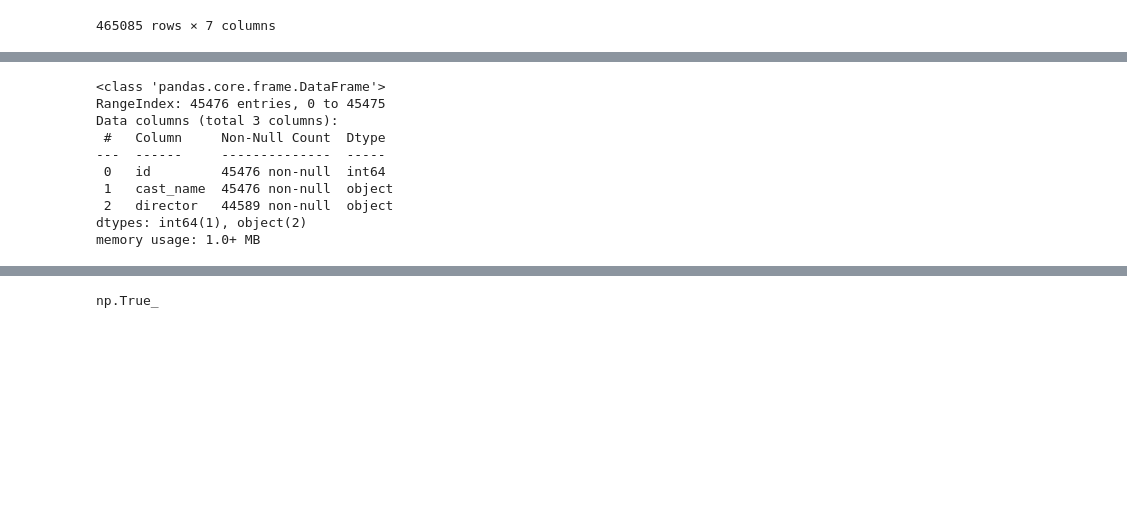
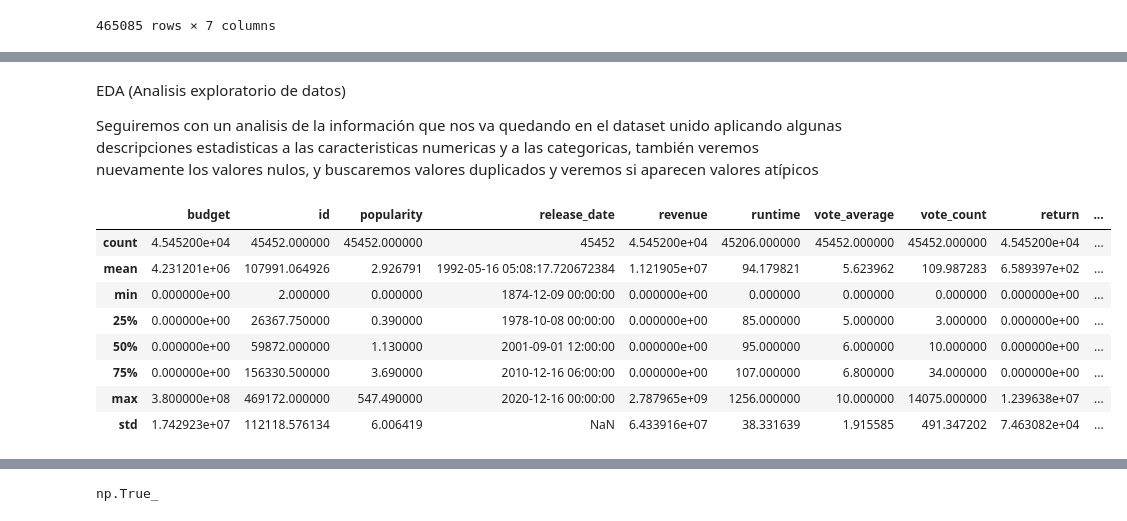
Before and after one commit to ALEJ-CAZA/Proyecto_MOVIES, a Jupyter notebook: Note_PI1_MLOps.ipynb, the cells around one changed output, grey strips where cells are left out. Saved outputs shown, nothing was run; the diff lists cells and outputs as text; code cells hidden in the pictures; blank space fills up the shorter version.

```diff
--- a/Note_PI1_MLOps.ipynb
+++ b/Note_PI1_MLOps.ipynb
@@ -316,22 +270,23 @@ data_credits.head()
-# %%
-data_credits.info()
-# %% [output]
-<class 'pandas.core.frame.DataFrame'>
-RangeIndex: 45476 entries, 0 to 45475
-Data columns (total 3 columns):
- #   Column     Non-Null Count  Dtype
----  ------     --------------  -----
- 0   id         45476 non-null  int64
- 1   cast_name  45476 non-null  object
- 2   director   44589 non-null  object
-dtypes: int64(1), object(2)
-memory usage: 1.0+ MB
-# %%
-#Convertimos los valores de "id" de credits a formato object para poder aplicar el metodo merge
-data_credits['id'] = data_credits['id'].astype(str)
 # %%
 '''Ahora vamos a unir el df credits al df movies con el metodo merge y usando el "id" de las
 peliculas, en modo "left" para que se unan solo el reparto y los directores de pelicula que esten
 listadas en movies'''
 #Aplicamos merge para la unión
 movies_credits_final = pd.merge(data_movies, data_credits, on='id', how='left')
+# %% [markdown]
+   EDA (Analisis exploratorio de datos)
+
+Seguiremos con un analisis de la información que nos va quedando en el dataset unido aplicando algunas descripciones estadisticas a las caracteristicas numericas y a las categoricas, también veremos nuevamente los valores nulos, y buscaremos valores duplicados y veremos si aparecen valores atípicos
+# %%
+#Buscaremos un resumen estadistico de las variables numericas
+movies_credits_final.describe()
+# %% [output]
+|  | budget | id | popularity | release_date | revenue | runtime | vote_average | vote_count | return | ... |
+| count | 4.545200e+04 | 45452.000000 | 45452.000000 | 45452 | 4.545200e+04 | 45206.000000 | 45452.000000 | 45452.000000 | 4.545200e+04 | ... |
+| mean | 4.231201e+06 | 107991.064926 | 2.926791 | 1992-05-16 05:08:17.720672384 | 1.121905e+07 | 94.179821 | 5.623962 | 109.987283 | 6.589397e+02 | ... |
+| min | 0.000000e+00 | 2.000000 | 0.000000 | 1874-12-09 00:00:00 | 0.000000e+00 | 0.000000 | 0.000000 | 0.000000 | 0.000000e+00 | ... |
+| 25% | 0.000000e+00 | 26367.750000 | 0.390000 | 1978-10-08 00:00:00 | 0.000000e+00 | 85.000000 | 5.000000 | 3.000000 | 0.000000e+00 | ... |
+| 50% | 0.000000e+00 | 59872.000000 | 1.130000 | 2001-09-01 12:00:00 | 0.000000e+00 | 95.000000 | 6.000000 | 10.000000 | 0.000000e+00 | ... |
+| 75% | 0.000000e+00 | 156330.500000 | 3.690000 | 2010-12-16 06:00:00 | 0.000000e+00 | 107.000000 | 6.800000 | 34.000000 | 0.000000e+00 | ... |
+| max | 3.800000e+08 | 469172.000000 | 547.490000 | 2020-12-16 00:00:00 | 2.787965e+09 | 1256.000000 | 10.000000 | 14075.000000 | 1.239638e+07 | ... |
+| std | 1.742923e+07 | 112118.576134 | 6.006419 | NaN | 6.433916e+07 | 38.331639 | 1.915585 | 491.347202 | 7.463082e+04 | ... |
```
Also changed, not shown: parts of 53 cells of this notebook, 2 other files.
